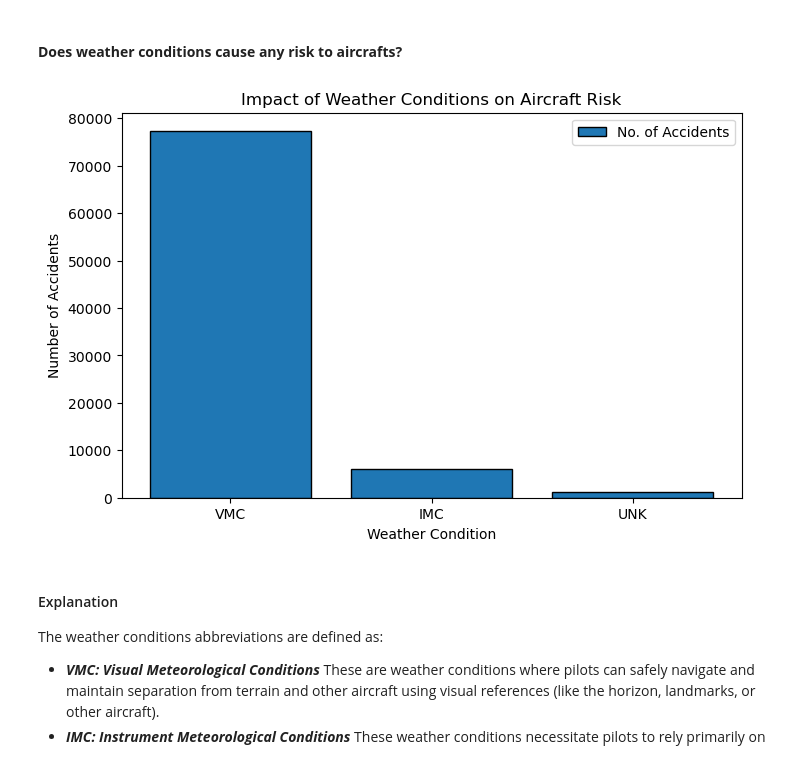
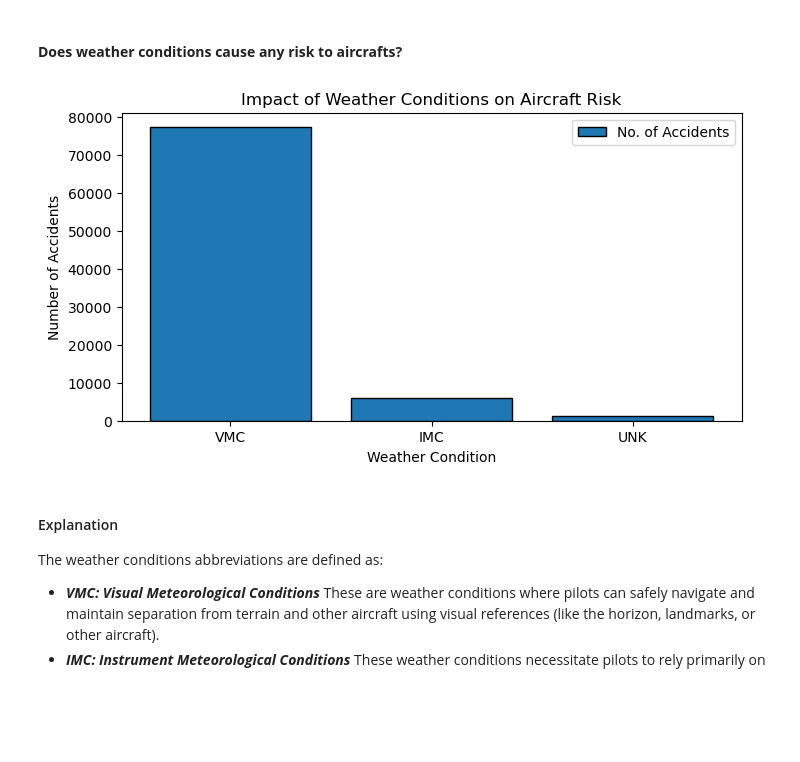
Before and after one commit to blaise-mwangi/dsc-project-aviation, a Jupyter notebook: dsc_project_aviation.ipynb, the cells around one changed output. Cells and saved outputs as stored; diff of their text form; code cells hidden in the pictures; blank space fills up the shorter version.

```diff
--- a/dsc_project_aviation.ipynb
+++ b/dsc_project_aviation.ipynb
@@ -279,20 +279,20 @@ filtered_df["Weather.Condition"] = filtered_df["Weather.Condition"].str.upper()
 # %%
 # Count occurrences of each weather condition
 weather_risk_counts = filtered_df["Weather.Condition"].value_counts()
 
 # Plotting the bar
-plt.figure(figsize=(8, 5))
+plt.figure(figsize=(8, 4))
 plt.bar(weather_risk_counts.index, weather_risk_counts.values, edgecolor='black', label='No. of Accidents')
 
 # Labels and title
 plt.xlabel('Weather Condition')
 plt.ylabel('Number of Accidents')
 plt.title('Impact of Weather Conditions on Aircraft Risk')
 plt.legend()
 
 plt.show()
 # %% [output]
-[figure, old version]
+[figure, new version]
 # %% [markdown]
 #### Explanation
 The weather conditions abbreviations are defined as:
```
Also changed, not shown: parts of 4 cells of this notebook.
